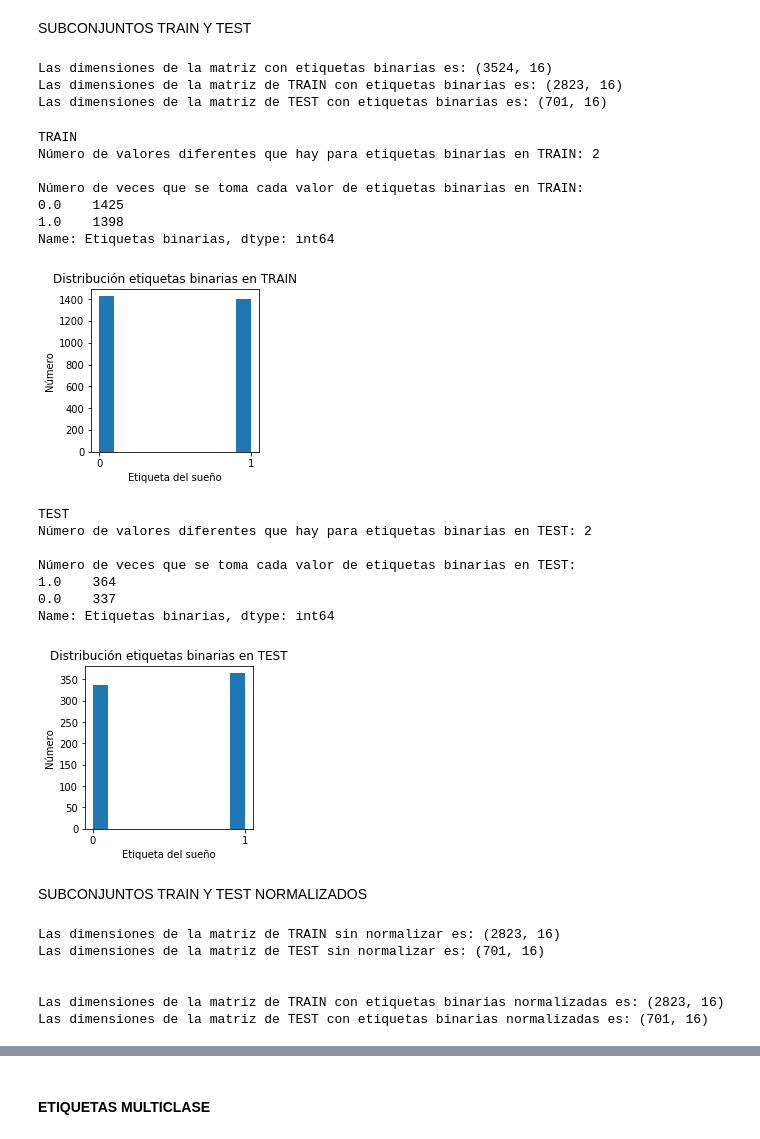
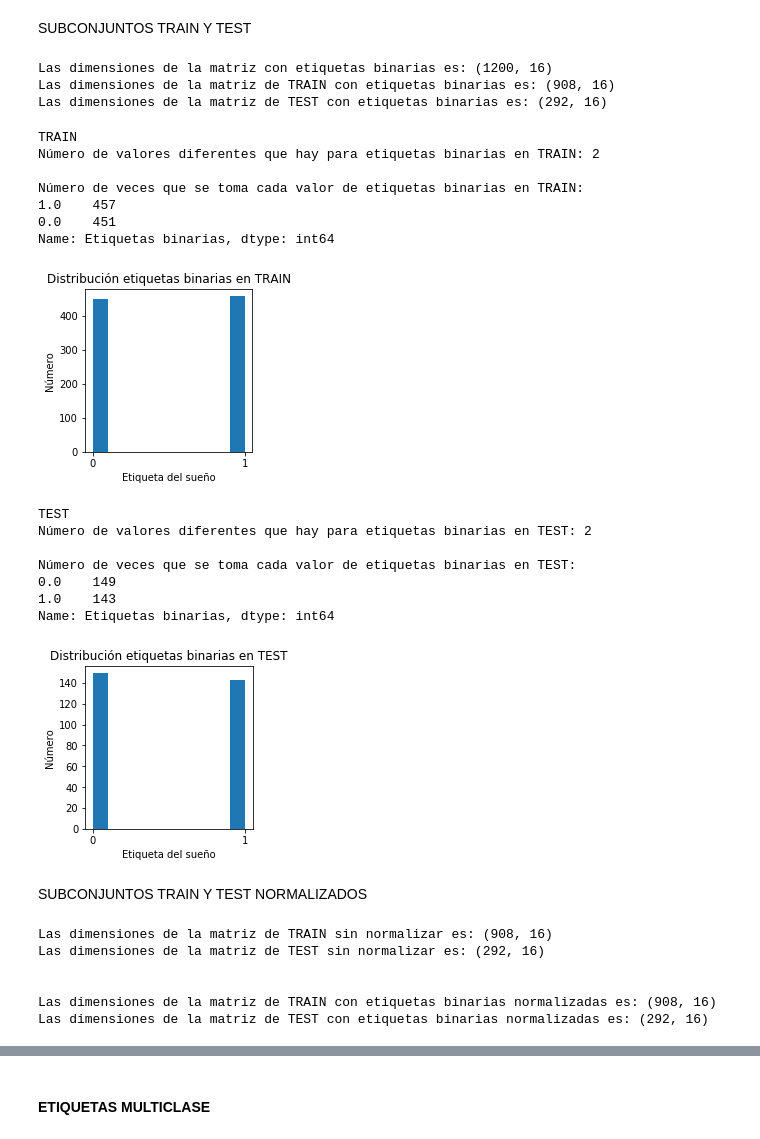
Before and after one commit to Noemiglois/SleepAnalysisWearable, a Jupyter notebook: TrainTest.ipynb, the cells around one changed output, grey strips where cells are left out. Saved outputs shown, nothing was run; the diff lists cells and outputs as text; code cells hidden in the pictures.

```diff
--- a/TrainTest.ipynb
+++ b/TrainTest.ipynb
@@ -205,11 +193,13 @@ print('\n','Binarias:',n_lab_binarias,'\n','Multiclase:',n_lab_multiclase,'\n','
 # %% [markdown]
 Nos creamos dos dataframes distintos: uno con los datos de las etiquetas multiclase balanceados (*df_multi_balanced*) y el otro con los datos de las etiquetas binarias balanceados (*df_bin_balanced*). Se han valanceado todas las clases (tanto binarias como multiclase) al número mínimo de etiquetas de los dos tipos.
 # %%
+n_lab_bin=600 # Restringimos el número de muestras de cada clase debido a la capacidad de computación
 df_bin_balanced = pd.DataFrame()
-df_bin_balanced=df_bin_balanced.append(df0_bin.sample(n_lab)).append(df1_bin.sample(n_lab))
+df_bin_balanced=df_bin_balanced.append(df0_bin.sample(n_lab_bin)).append(df1_bin.sample(n_lab_bin))
 print('Las dimensiones del df de características con etiquetas binarias balanceadas es:',df_bin_balanced.shape)
 
+n_lab_multi=200 # Restringimos el número de muestras de cada clase debido a la capacidad de computación
 df_multi_balanced = pd.DataFrame()
-df_multi_balanced=df_multi_balanced.append(df0_multi.sample(n_lab)).append(df1_multi.sample(n_lab)).append(df2_multi.sample(n_lab)).append(df3_multi.sample(n_lab)).append(df5_multi.sample(n_lab))
+df_multi_balanced=df_multi_balanced.append(df0_multi.sample(n_lab_multi)).append(df1_multi.sample(n_lab_multi)).append(df2_multi.sample(n_lab_multi)).append(df3_multi.sample(n_lab_multi)).append(df5_multi.sample(n_lab_multi))
 print('Las dimensiones del df de características con etiquetas multiclase balanceadas es:',df_multi_balanced.shape)
 # %% [output]
@@ -406,50 +396,50 @@ print('Las dimensiones de la matriz con etiquetas binarias es:',df_bin_balanced.
 print('Las dimensiones de la matriz de TRAIN con etiquetas binarias es:',Train_bin_balanced.shape)
 print('Las dimensiones de la matriz de TEST con etiquetas binarias es:',Test_bin_balanced.shape)
 # %% [output]
-Las dimensiones de la matriz con etiquetas binarias es: (3524, 16)
-Las dimensiones de la matriz de TRAIN con etiquetas binarias es: (2823, 16)
-Las dimensiones de la matriz de TEST con etiquetas binarias es: (701, 16)
+Las dimensiones de la matriz con etiquetas binarias es: (1200, 16)
+Las dimensiones de la matriz de TRAIN con etiquetas binarias es: (908, 16)
+Las dimensiones de la matriz de TEST con etiquetas binarias es: (292, 16)
 # %%
 print('\x1b[1;30m'+'TRAIN'+'\x1b[0m')
 print('Número de valores diferentes que hay para etiquetas binarias en TRAIN:',Train_bin_balanced['Etiquetas binarias'].nunique(),'\n')
 print('Número de veces que se toma cada valor de etiquetas binarias en TRAIN:')
 print(Train_bin_balanced['Etiquetas binarias'].value_counts(),'\n')
 plt.figure(figsize=(3, 3))
 plt.title('Distribución etiquetas binarias en TRAIN')
 plt.xlabel("Etiqueta del sueño")
 plt.ylabel("Número")
-plt.xticks([-1,0,1,2,3,4,5])
+plt.xticks([0,1])
 plt.hist(Train_bin_balanced['Etiquetas binarias'])
 plt.show()
 
 print('\x1b[1;30m'+'TEST'+'\x1b[0m')
 print('Número de valores diferentes que hay para etiquetas binarias en TEST:',Test_bin_balanced['Etiquetas binarias'].nunique(),'\n')
 print('Número de veces que se toma cada valor de etiquetas binarias en TEST:')
 print(Test_bin_balanced['Etiquetas binarias'].value_counts(),'\n')
 plt.figure(figsize=(3, 3))
 plt.title('Distribución etiquetas binarias en TEST')
 plt.xlabel("Etiqueta del sueño")
 plt.ylabel("Número")
-plt.xticks([-1,0,1,2,3,4,5])
+plt.xticks([0,1])
 plt.hist(Test_bin_balanced['Etiquetas binarias'])
 plt.show()
 # %% [output]
 TRAIN
 Número de valores diferentes que hay para etiquetas binarias en TRAIN: 2
 
 Número de veces que se toma cada valor de etiquetas binarias en TRAIN:
-0.0    1425
-1.0    1398
+1.0    457
+0.0    451
 Name: Etiquetas binarias, dtype: int64
-[figure, old version]
+[figure, new version]
 TEST
 Número de valores diferentes que hay para etiquetas binarias en TEST: 2
 
 Número de veces que se toma cada valor de etiquetas binarias en TEST:
-1.0    364
-0.0    337
+0.0    149
+1.0    143
 Name: Etiquetas binarias, dtype: int64
-[figure, old version]
+[figure, new version]
 # %% [markdown]
 SUBCONJUNTOS TRAIN Y TEST NORMALIZADOS
 # %%
@@ -459,12 +449,12 @@ print('\n')
 print('Las dimensiones de la matriz de TRAIN con etiquetas binarias normalizadas es:',Train_bin_transformed.shape)
 print('Las dimensiones de la matriz de TEST con etiquetas binarias normalizadas es:',Test_bin_transformed.shape)
 # %% [output]
-Las dimensiones de la matriz de TRAIN sin normalizar es: (2823, 16)
-Las dimensiones de la matriz de TEST sin normalizar es: (701, 16)
+Las dimensiones de la matriz de TRAIN sin normalizar es: (908, 16)
+Las dimensiones de la matriz de TEST sin normalizar es: (292, 16)
 
 
-Las dimensiones de la matriz de TRAIN con etiquetas binarias normalizadas es: (2823, 16)
-Las dimensiones de la matriz de TEST con etiquetas binarias normalizadas es: (701, 16)
+Las dimensiones de la matriz de TRAIN con etiquetas binarias normalizadas es: (908, 16)
+Las dimensiones de la matriz de TEST con etiquetas binarias normalizadas es: (292, 16)
 # %%
 print('\x1b[1;30m'+'TRAIN'+'\x1b[0m')
 print('Número de valores diferentes que hay para etiquetas binarias en TRAIN:',Train_bin_transformed['Etiquetas binarias'].nunique(),'\n')
```
Also changed, not shown: parts of 16 cells of this notebook, 20 other files.
